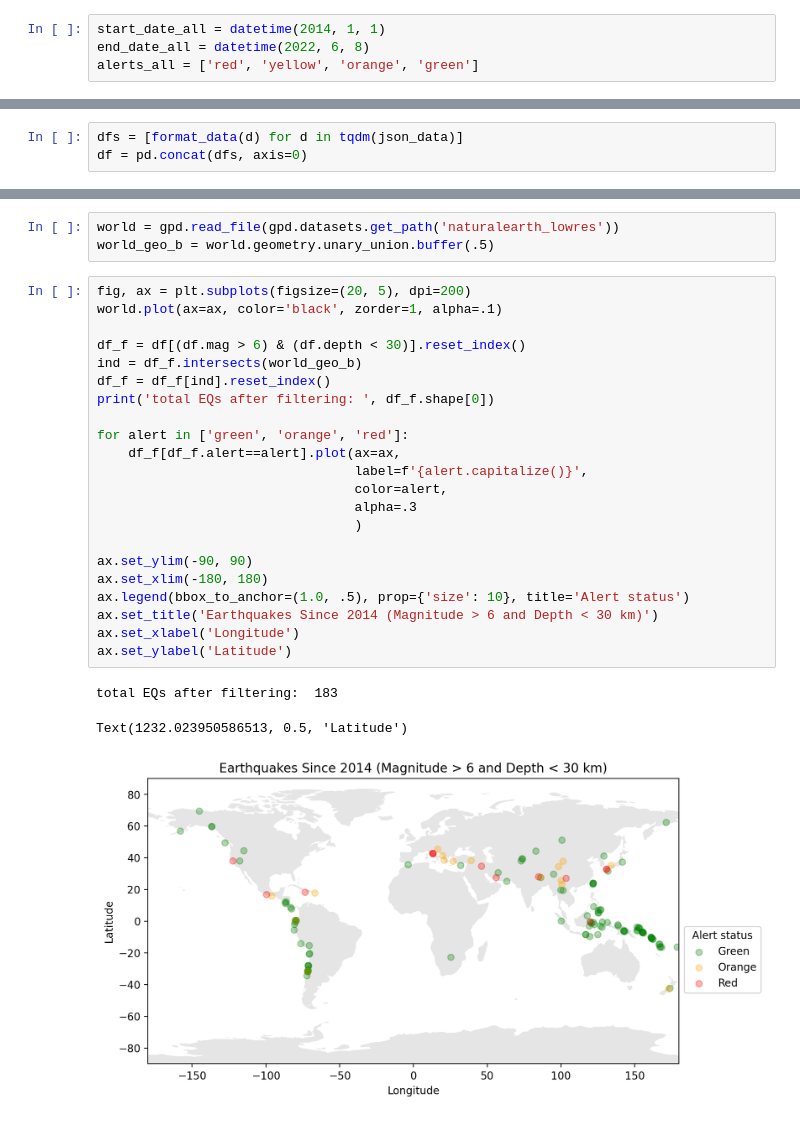
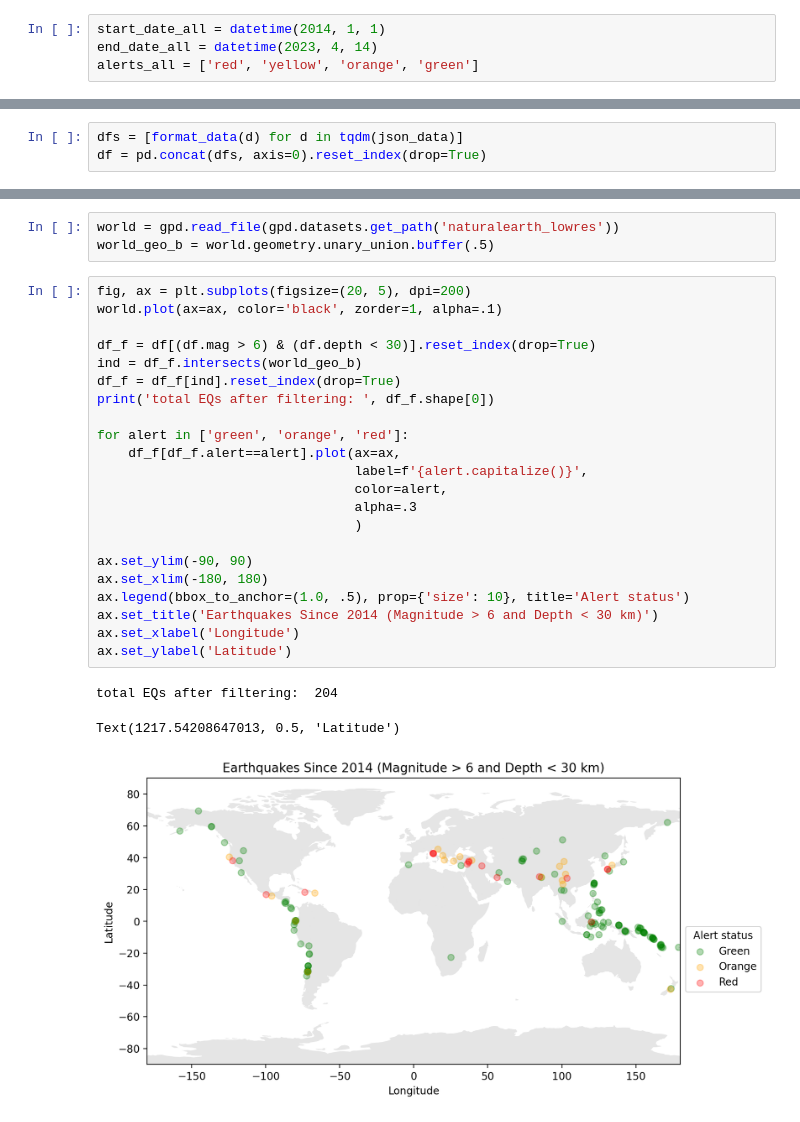
Before and after one commit to ACCESS-Cloud-Based-InSAR/access-assorted-notebooks, a Jupyter notebook: marshak/2022_05/1_USGS_Earthquake_Requests.ipynb, the cells around one changed output, grey strips where cells are left out. Drawn from its saved outputs; the diff is of its cells as text.

```diff
--- a/marshak/2022_05/1_USGS_Earthquake_Requests.ipynb
+++ b/marshak/2022_05/1_USGS_Earthquake_Requests.ipynb
@@ -79,7 +79,7 @@ ax.set_xlim(-180, 180)
 ## All data
 # %%
 start_date_all = datetime(2014, 1, 1)
-end_date_all = datetime(2022, 6, 8)
+end_date_all = datetime(2023, 4, 14)
 alerts_all = ['red', 'yellow', 'orange', 'green']
 # %%
 N = int(np.ceil((end_date_all - start_date_all).days / 30))
@@ -102,6 +102,6 @@ len(json_data)
 # %%
 dfs = [format_data(d) for d in tqdm(json_data)]
-df = pd.concat(dfs, axis=0)
+df = pd.concat(dfs, axis=0).reset_index(drop=True)
 # %%
 fig, ax = plt.subplots(figsize=(20, 5), dpi=200)
 world = gpd.read_file(gpd.datasets.get_path('naturalearth_lowres'))
@@ -129,26 +129,26 @@ world_geo_b = world.geometry.unary_union.buffer(.5)
 # %%
 fig, ax = plt.subplots(figsize=(20, 5), dpi=200)
 world.plot(ax=ax, color='black', zorder=1, alpha=.1)
 
-df_f = df[(df.mag > 6) & (df.depth < 30)].reset_index()
+df_f = df[(df.mag > 6) & (df.depth < 30)].reset_index(drop=True)
 ind = df_f.intersects(world_geo_b)
-df_f = df_f[ind].reset_index()
+df_f = df_f[ind].reset_index(drop=True)
 print('total EQs after filtering: ', df_f.shape[0])
 
 for alert in ['green', 'orange', 'red']:
     df_f[df_f.alert==alert].plot(ax=ax,
                                  label=f'{alert.capitalize()}',
                                  color=alert,
                                  alpha=.3
                                  )
 
 ax.set_ylim(-90, 90)
 ax.set_xlim(-180, 180)
 ax.legend(bbox_to_anchor=(1.0, .5), prop={'size': 10}, title='Alert status')
 ax.set_title('Earthquakes Since 2014 (Magnitude > 6 and Depth < 30 km)')
 ax.set_xlabel('Longitude')
 ax.set_ylabel('Latitude')
 # %% [output]
-total EQs after filtering:  183
+total EQs after filtering:  204
-Text(1232.023950586513, 0.5, 'Latitude')
+Text(1217.54208647013, 0.5, 'Latitude')
-[figure, old version]
+[figure, new version]
```
Also changed, not shown: parts of 11 cells of this notebook.
